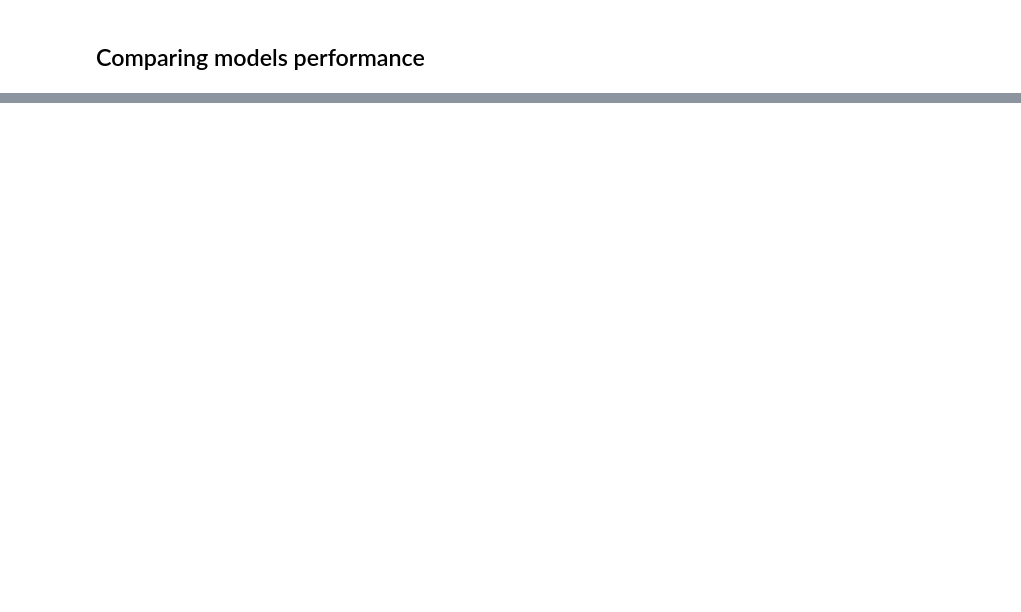
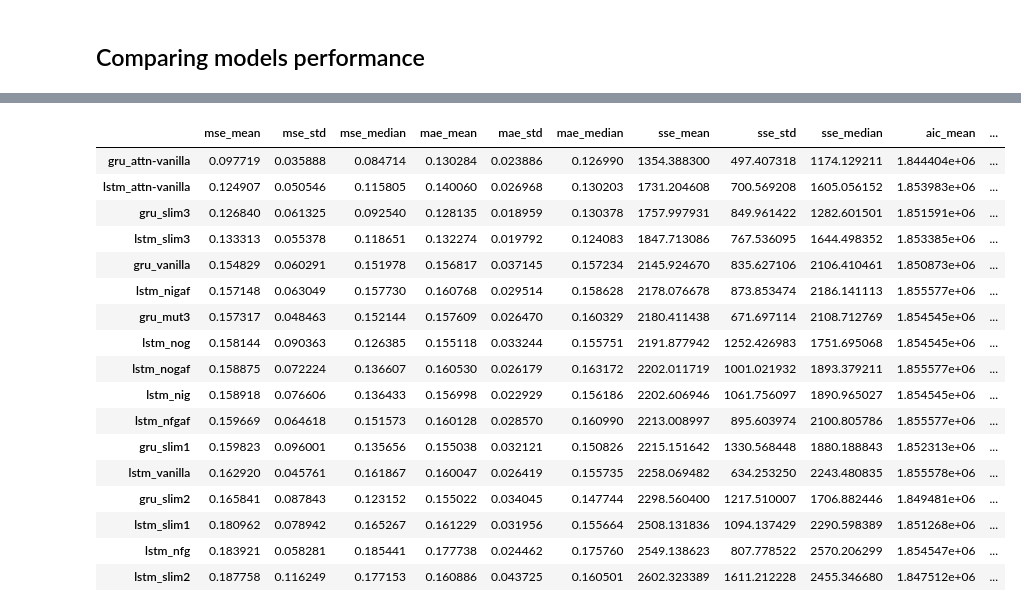
Before and after one commit to JJavierRosales/scapy, a Jupyter notebook: notebooks/rnn_time_series_forecasting.ipynb, the cells around one changed output, grey strips where cells are left out. Cells and saved outputs as stored; diff of their text form; code cells hidden in the pictures; blank space fills up the shorter version.

```diff
--- a/notebooks/rnn_time_series_forecasting.ipynb
+++ b/notebooks/rnn_time_series_forecasting.ipynb
@@ -598 +349,66 @@ Network: gru_attn-vanilla
+# %%
+# Model evaluation metrics:
+# - SSE (Sum of Squared Errors)
+# - MSE (Mean Squared Errors)
+# - MAE (Mean Absolute Errors)
+# - AIC (Akaike Information Criterion)
+# - BIC (Bayesian Information Criterion): When fitting models, it is possible to
+#   increase the likelihood by adding parameters, but doing so may result in
+#   overfitting. BIC introduces a penalty term for the number of parameters in
+#   the model. The penalty term is larger in BIC than in AIC.
+
+# Initialize dictionary to store the results from the different regression
+# evaluation metrics
+data_stats = {}
+
+df_stats = pd.DataFrame(index = list(data_test.keys()))
+for metric in ['mse', 'mae', 'sse', 'aic', 'bic']:
+
+    # Get metric results from all networks evaluated
+    for network_name, network_data in data_test.items():
+        data_stats[network_name] = network_data[metric]
+
+    # Convert dictionary to Pandas DataFrame.
+    df_metric = pd.DataFrame.from_dict(data=data_stats, orient='columns')
+
+    # Transpose DataFrame and rename columns
+    df_metric = df_metric.describe().transpose()
+    df_metric = df_metric[['mean', 'std','50%']] \
+                    .rename(columns={'mean':f'{metric}_mean',
+                                     'std':f'{metric}_std',
+                                     '50%':f'{metric}_median'})
+
+    # Append metric DataFrame to final dataframe
+    df_stats = pd.concat([df_stats, df_metric], axis=1)
+
+df_stats.sort_values(by='mse_mean', ascending=True, inplace=True)
+
+# Compute deltas vs min values for AIC and BIC scores
+df_stats['aic_delta'] = df_stats['aic_mean']-df_stats['aic_mean'].min()
+df_stats['bic_delta'] = df_stats['bic_std']-df_stats['bic_std'].min()
+
+# Save to CSV regression scores.
+df_stats.to_csv('networks_test_regression_scores.csv')
+
+# Show DataFrame
+display(df_stats)
+# %% [output]
+|  | mse_mean | mse_std | mse_median | mae_mean | mae_std | mae_median | sse_mean | sse_std | sse_median | aic_mean | ... |
+| gru_attn-vanilla | 0.097719 | 0.035888 | 0.084714 | 0.130284 | 0.023886 | 0.126990 | 1354.388300 | 497.407318 | 1174.129211 | 1.844404e+06 | ... |
+| lstm_attn-vanilla | 0.124907 | 0.050546 | 0.115805 | 0.140060 | 0.026968 | 0.130203 | 1731.204608 | 700.569208 | 1605.056152 | 1.853983e+06 | ... |
+| gru_slim3 | 0.126840 | 0.061325 | 0.092540 | 0.128135 | 0.018959 | 0.130378 | 1757.997931 | 849.961422 | 1282.601501 | 1.851591e+06 | ... |
+| lstm_slim3 | 0.133313 | 0.055378 | 0.118651 | 0.132274 | 0.019792 | 0.124083 | 1847.713086 | 767.536095 | 1644.498352 | 1.853385e+06 | ... |
+| gru_vanilla | 0.154829 | 0.060291 | 0.151978 | 0.156817 | 0.037145 | 0.157234 | 2145.924670 | 835.627106 | 2106.410461 | 1.850873e+06 | ... |
+| lstm_nigaf | 0.157148 | 0.063049 | 0.157730 | 0.160768 | 0.029514 | 0.158628 | 2178.076678 | 873.853474 | 2186.141113 | 1.855577e+06 | ... |
+| gru_mut3 | 0.157317 | 0.048463 | 0.152144 | 0.157609 | 0.026470 | 0.160329 | 2180.411438 | 671.697114 | 2108.712769 | 1.854545e+06 | ... |
+| lstm_nog | 0.158144 | 0.090363 | 0.126385 | 0.155118 | 0.033244 | 0.155751 | 2191.877942 | 1252.426983 | 1751.695068 | 1.854545e+06 | ... |
+| lstm_nogaf | 0.158875 | 0.072224 | 0.136607 | 0.160530 | 0.026179 | 0.163172 | 2202.011719 | 1001.021932 | 1893.379211 | 1.855577e+06 | ... |
+| lstm_nig | 0.158918 | 0.076606 | 0.136433 | 0.156998 | 0.022929 | 0.156186 | 2202.606946 | 1061.756097 | 1890.965027 | 1.854545e+06 | ... |
+| lstm_nfgaf | 0.159669 | 0.064618 | 0.151573 | 0.160128 | 0.028570 | 0.160990 | 2213.008997 | 895.603974 | 2100.805786 | 1.855577e+06 | ... |
+| gru_slim1 | 0.159823 | 0.096001 | 0.135656 | 0.155038 | 0.032121 | 0.150826 | 2215.151642 | 1330.568448 | 1880.188843 | 1.852313e+06 | ... |
+| lstm_vanilla | 0.162920 | 0.045761 | 0.161867 | 0.160047 | 0.026419 | 0.155735 | 2258.069482 | 634.253250 | 2243.480835 | 1.855578e+06 | ... |
+| gru_slim2 | 0.165841 | 0.087843 | 0.123152 | 0.155022 | 0.034045 | 0.147744 | 2298.560400 | 1217.510007 | 1706.882446 | 1.849481e+06 | ... |
+| lstm_slim1 | 0.180962 | 0.078942 | 0.165267 | 0.161229 | 0.031956 | 0.155664 | 2508.131836 | 1094.137429 | 2290.598389 | 1.851268e+06 | ... |
+| lstm_nfg | 0.183921 | 0.058281 | 0.185441 | 0.177738 | 0.024462 | 0.175760 | 2549.138623 | 807.778522 | 2570.206299 | 1.854547e+06 | ... |
+| lstm_slim2 | 0.187758 | 0.116249 | 0.177153 | 0.160886 | 0.043725 | 0.160501 | 2602.323389 | 1611.212228 | 2455.346680 | 1.847512e+06 | ... |
 # %%
```
Also changed, not shown: parts of 43 cells of this notebook, 4 other files.
